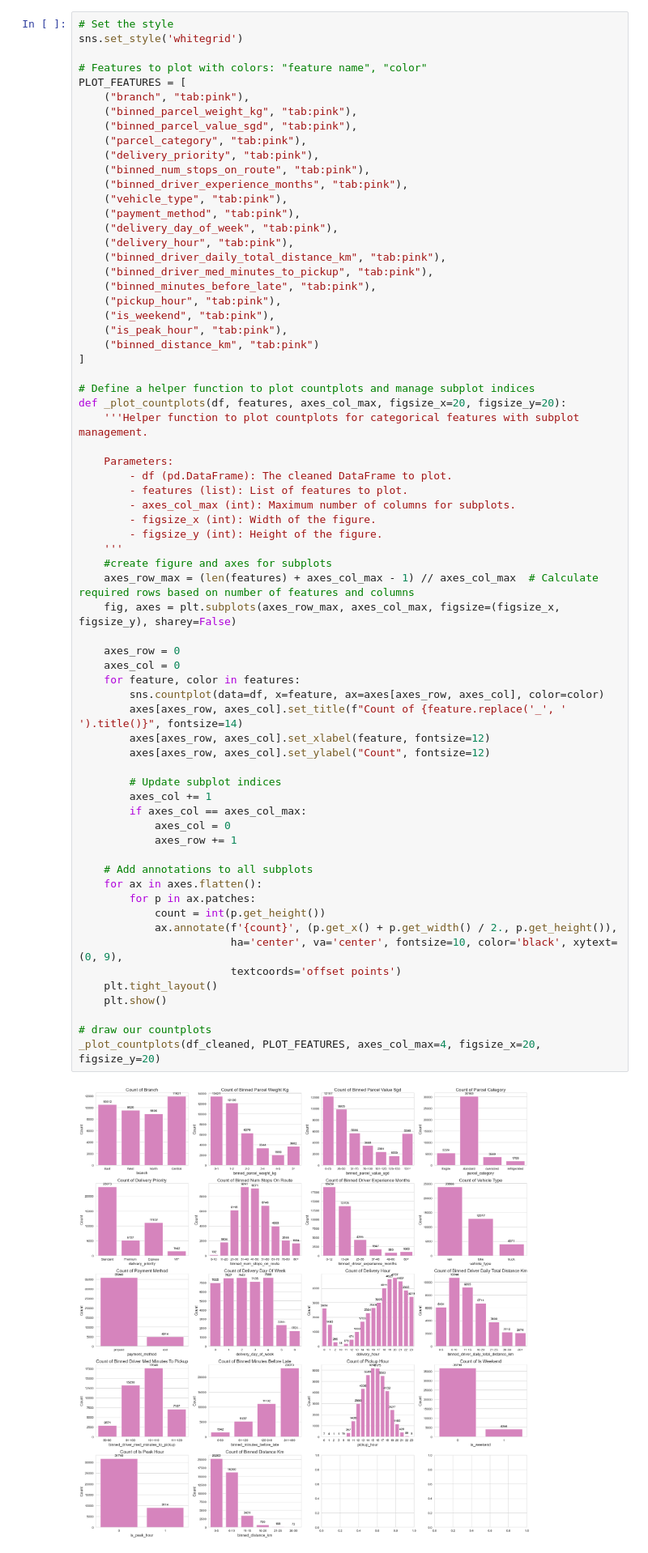
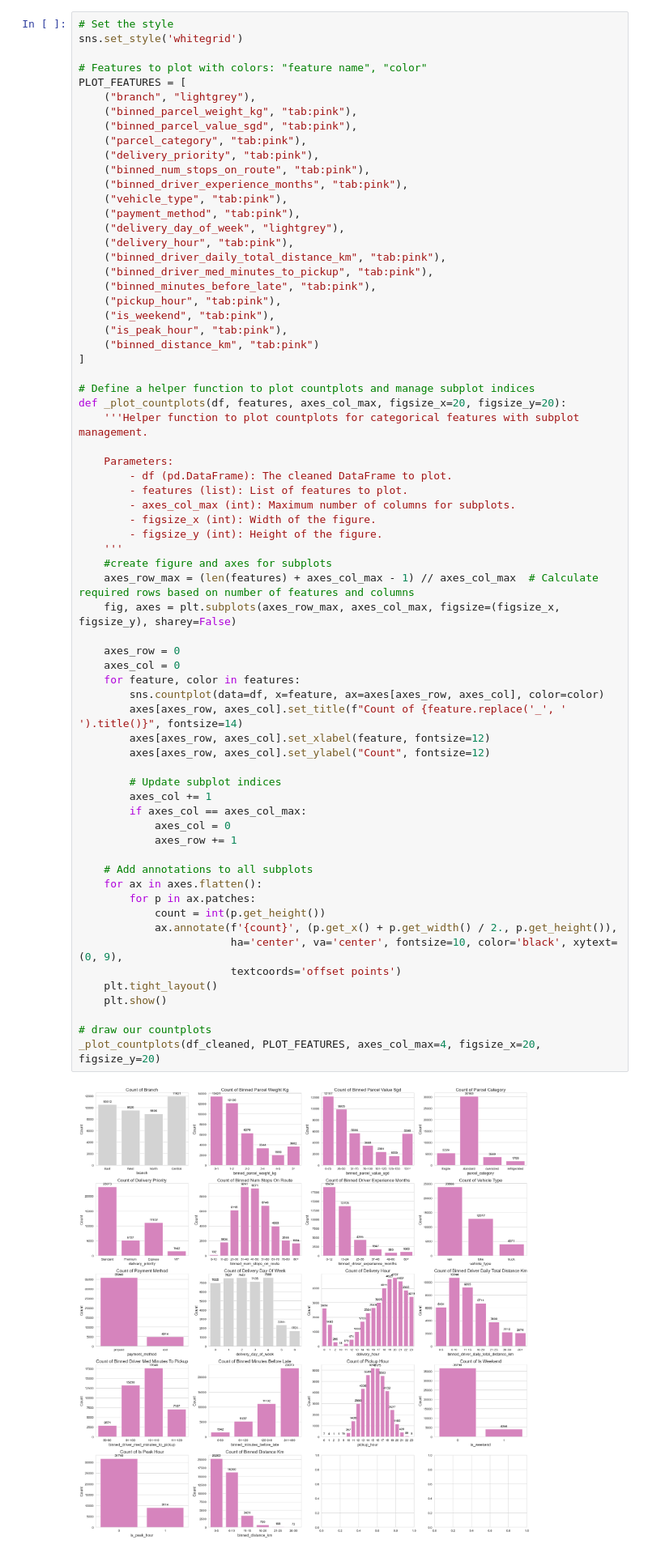
Before and after one commit to weirenong/aiap24-submission, a Jupyter notebook: eda.ipynb, the cells around one changed output. Shown at 81% size. Cells and saved outputs as stored; diff of their text form.

```diff
--- a/eda.ipynb
+++ b/eda.ipynb
@@ -441,7 +441,7 @@ sns.set_style('whitegrid')
 
 # Features to plot with colors: "feature name", "color"
 PLOT_FEATURES = [
-    ("branch", "tab:pink"),
+    ("branch", "lightgrey"),
     ("binned_parcel_weight_kg", "tab:pink"),
     ("binned_parcel_value_sgd", "tab:pink"),
     ("parcel_category", "tab:pink"),
@@ -450,7 +450,7 @@ PLOT_FEATURES = [
     ("binned_driver_experience_months", "tab:pink"),
     ("vehicle_type", "tab:pink"),
     ("payment_method", "tab:pink"),
-    ("delivery_day_of_week", "tab:pink"),
+    ("delivery_day_of_week", "lightgrey"),
     ("delivery_hour", "tab:pink"),
     ("binned_driver_daily_total_distance_km", "tab:pink"),
     ("binned_driver_med_minutes_to_pickup", "tab:pink"),
@@ -476,34 +476,34 @@ def _plot_countplots(df, features, axes_col_max, figsize_x=20, figsize_y=20):
     axes_row_max = (len(features) + axes_col_max - 1) // axes_col_max  # Calculate required rows based on number of features and columns
     fig, axes = plt.subplots(axes_row_max, axes_col_max, figsize=(figsize_x, figsize_y), sharey=False)
 
     axes_row = 0
     axes_col = 0
     for feature, color in features:
         sns.countplot(data=df, x=feature, ax=axes[axes_row, axes_col], color=color)
         axes[axes_row, axes_col].set_title(f"Count of {feature.replace('_', ' ').title()}", fontsize=14)
         axes[axes_row, axes_col].set_xlabel(feature, fontsize=12)
         axes[axes_row, axes_col].set_ylabel("Count", fontsize=12)
 
         # Update subplot indices
         axes_col += 1
         if axes_col == axes_col_max:
             axes_col = 0
             axes_row += 1
 
     # Add annotations to all subplots
     for ax in axes.flatten():
         for p in ax.patches:
             count = int(p.get_height())
             ax.annotate(f'{count}', (p.get_x() + p.get_width() / 2., p.get_height()),
                         ha='center', va='center', fontsize=10, color='black', xytext=(0, 9),
                         textcoords='offset points')
     plt.tight_layout()
     plt.show()
 
 # draw our countplots
 _plot_countplots(df_cleaned, PLOT_FEATURES, axes_col_max=4, figsize_x=20, figsize_y=20)
 # %% [output]
-[figure, old version]
+[figure, new version]
 # %% [markdown]
 **Interpreting Trends from Count Plots**
 
```
Also changed, not shown: parts of 6 cells of this notebook.
